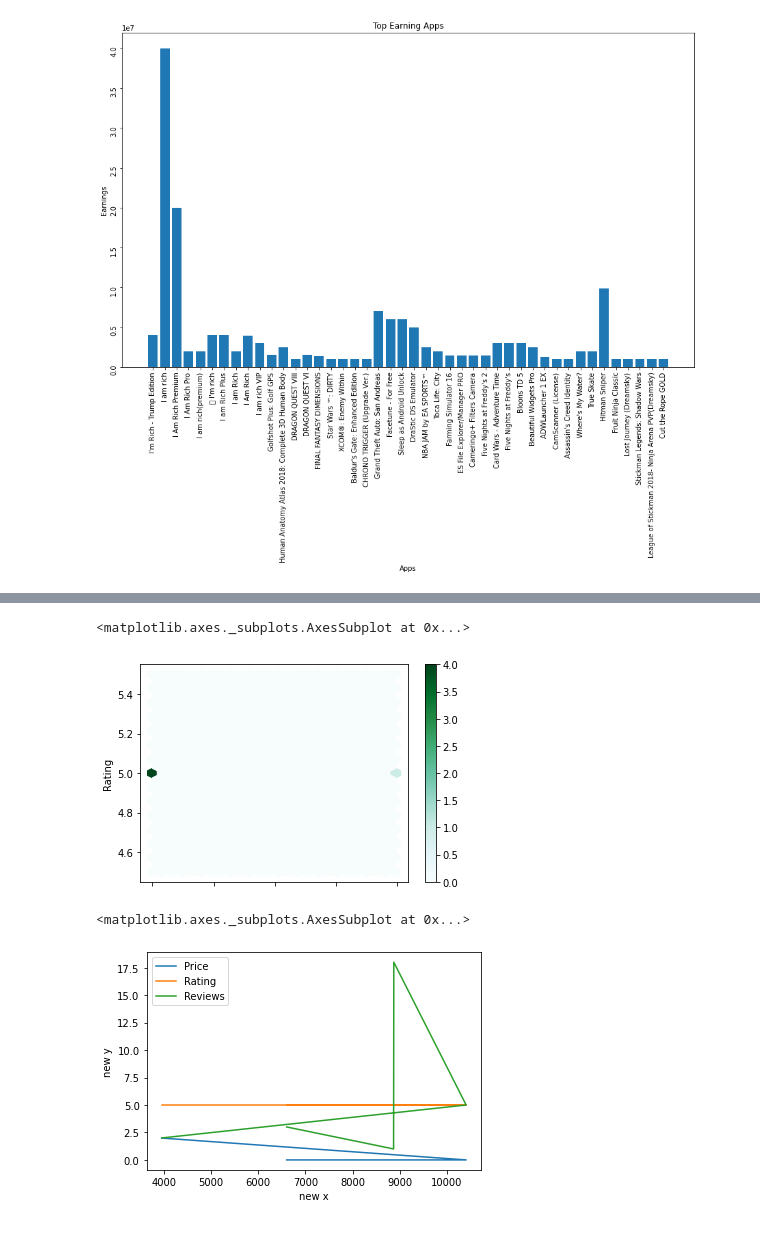
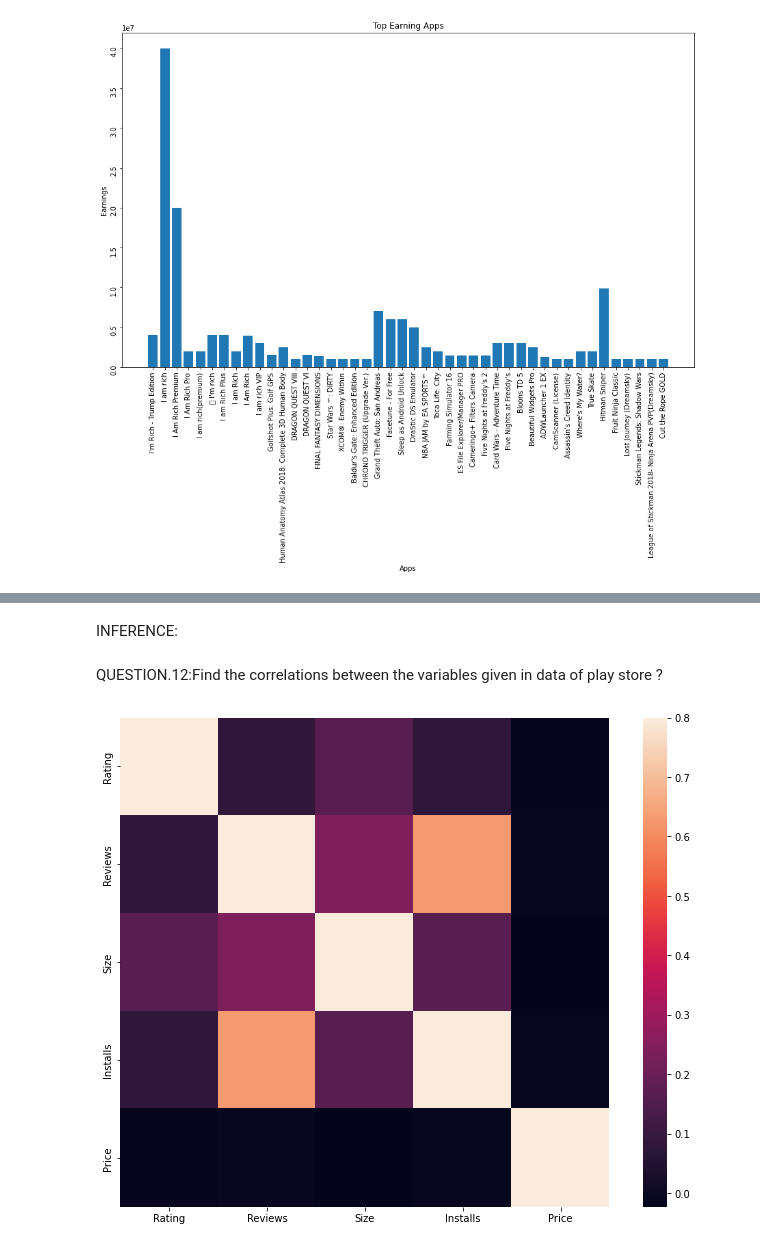
Before and after one commit to Swastik02aug/almabetter-EDA-project, a Jupyter notebook: Play_Store_App_Review_Analysis_Capstone_Project.ipynb, the cells around one changed output, grey strips where cells are left out. Drawn from its saved outputs; the diff is of its cells as text; code cells hidden in the pictures.

```diff
--- a/Play_Store_App_Review_Analysis_Capstone_Project.ipynb
+++ b/Play_Store_App_Review_Analysis_Capstone_Project.ipynb
@@ -571,10 +567,10 @@ a.plot.area()
-# %%
-a.plot.hexbin(x="Price", y="Rating", gridsize=25)
-# %% [output]
-<matplotlib.axes._subplots.AxesSubplot at 0x...>
-[figure, removed]
-# %%
-a.plot(xlabel="new x", ylabel="new y")
-# %% [output]
-<matplotlib.axes._subplots.AxesSubplot at 0x...>
-[figure, removed]
+# %% [markdown]
+INFERENCE:
+# %% [markdown]
+QUESTION.12:Find the correlations between the variables given in data of play store ?
+# %%
+corrmat =psd.corr()
+f, ax = plt.subplots(figsize=(12, 9))
+sns.heatmap(corrmat, vmax=.8, square=True);
+# %% [output]
+[figure, added]
```
Also changed, not shown: parts of 24 cells of this notebook.
